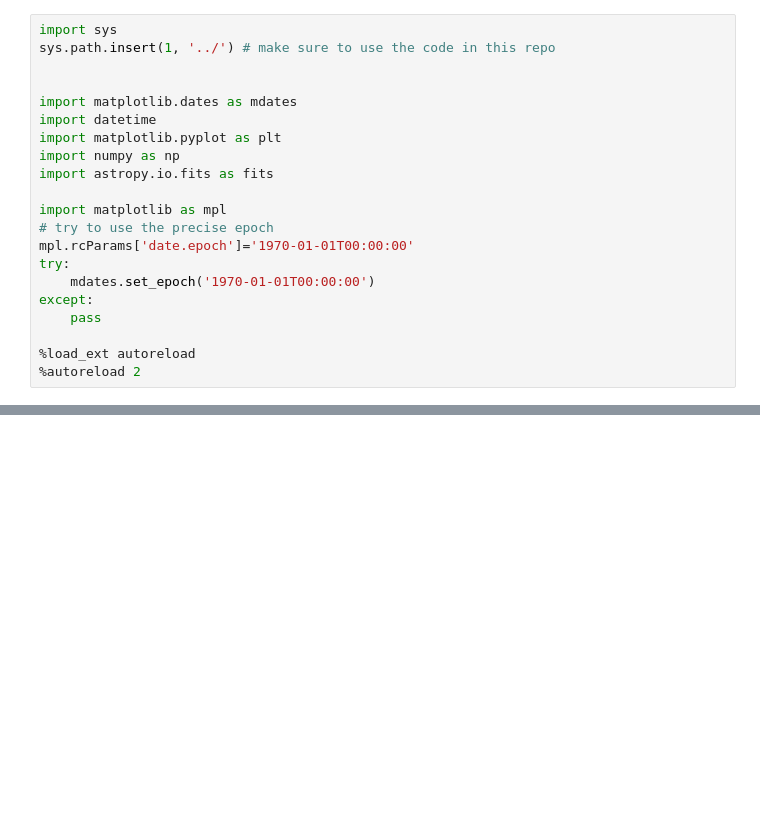
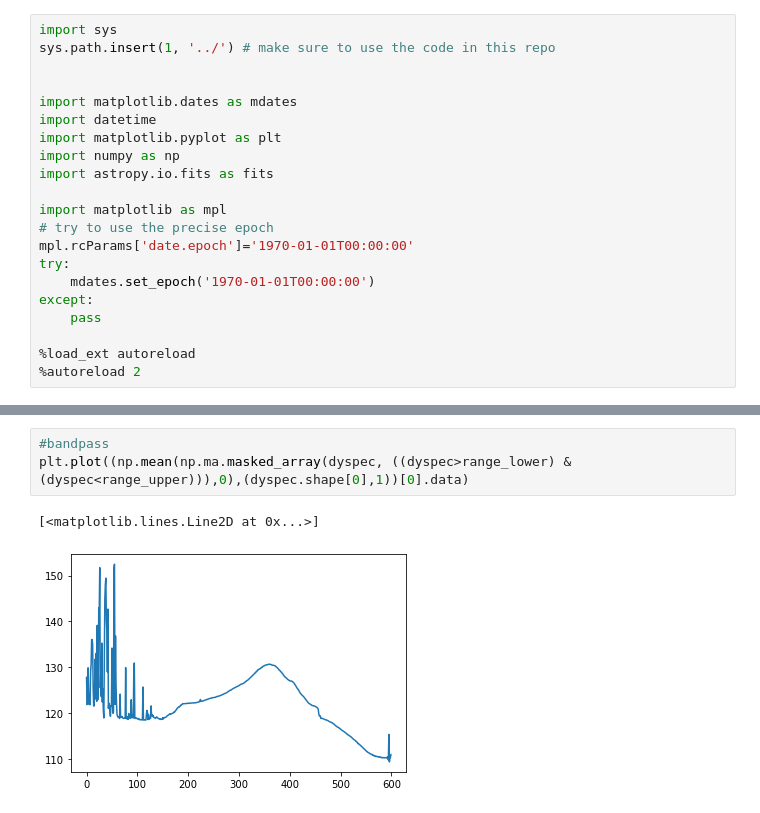
Before and after one commit to peijin94/LOFAR-Sun-tools, a Jupyter notebook: demo/demo_fits_dyspec.ipynb, the cells around one changed output, grey strips where cells are left out. Cells and saved outputs as stored; diff of their text form; blank space fills up the shorter version.

```diff
--- a/demo/demo_fits_dyspec.ipynb
+++ b/demo/demo_fits_dyspec.ipynb
@@ -53,0 +70,6 @@ plt.plot(f_fits) # frequency not continous
+# %%
+#bandpass
+plt.plot((np.mean(np.ma.masked_array(dyspec, ((dyspec>range_lower) & (dyspec<range_upper))),0),(dyspec.shape[0],1))[0].data)
+# %% [output]
+[<matplotlib.lines.Line2D at 0x...>]
+[figure, added]
```
Also changed, not shown: parts of 6 cells of this notebook.
